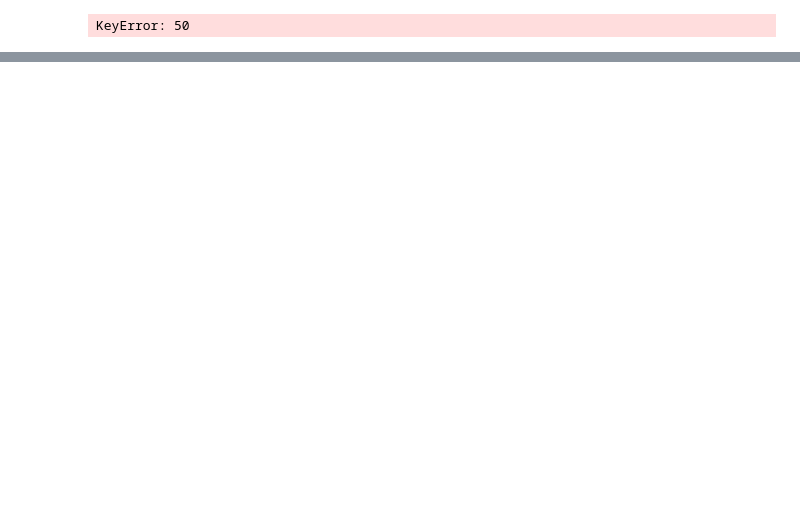
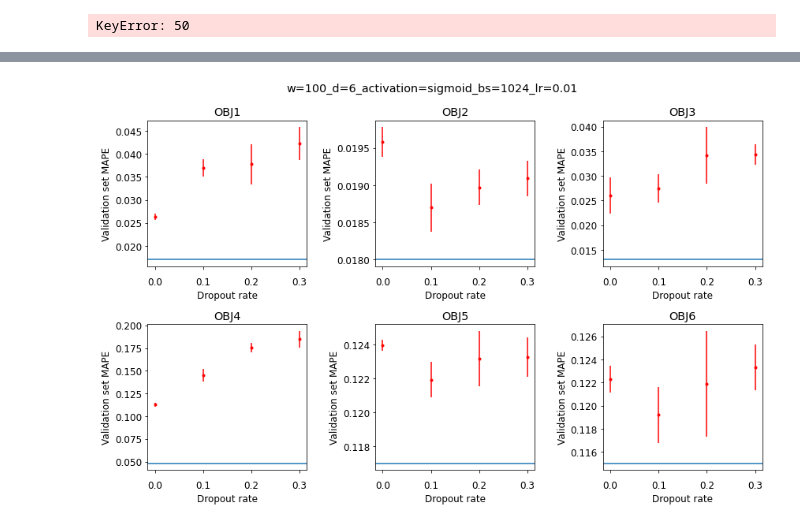
Before and after one commit to joshvillarreal/rfq-nn, a Jupyter notebook: notebooks/read_scan_results.ipynb, the cells around one changed output, grey strips where cells are left out. Drawn from its saved outputs; the diff is of its cells as text; code cells hidden in the pictures; blank space fills up the shorter version.

```diff
--- a/notebooks/read_scan_results.ipynb
+++ b/notebooks/read_scan_results.ipynb
@@ -8,8 +8 @@ with open('../results/2022-10-25_17:57:33_results.json') as f:
     data = json.load(f)
-# %%
-loss0 = (data[0]['results']['total']['training_losses'][0])
-total = 0
-for i in range(len(loss0) - 1):
-    if loss0[i+1] > loss0[i]:
-        total += 1
-print(total)
@@ -148,0 +115,43 @@ val: 0.14549008255044055  +-  0.0011886747605797925
+# %%
+paper_mapes = {
+    'OBJ1': 0.017,
+    'OBJ2': 0.018,
+    'OBJ3': 0.013,
+    'OBJ4': 0.048,
+    'OBJ5': 0.117,
+    'OBJ6': 0.115,
+}
+# %%
+# mapes
+fig, axs = plt.subplots(2, 3, figsize=(12, 8))
+
+for i in range(1, 7):
+    ax = axs.flatten()[i-1]
+    ax.axhline(paper_mapes[f'OBJ{i}'], label='MAPE from paper')
+    ax.set_title(f'OBJ{i}')
+    ax.set_xlabel('Dropout rate')
+    ax.set_ylabel('Validation set MAPE')
+
+for d in data:
+    configs = d['configs']
+    results = d['results']
+    dropout_rate = configs['dropout_rate']
+    if dropout_rate > 0.35:
+        continue
+    else:
+        for i in range(1, 7):
+            ax = axs.flatten()[i-1]
+
+            obj_results = results['by_response'][f'OBJ{i}']
+            train_mean = np.mean(obj_results['mape_train'])
+            train_std = np.std(obj_results['mape_train'])
+            val_mean = np.mean(obj_results['mape_val'])
+            val_std = np.std(obj_results['mape_val'])
+
+            ax.errorbar(dropout_rate, val_mean, yerr=val_std, fmt='.', color='r')
+
+fig.tight_layout(rect=[0, 0.03, 1, 0.95])
+fig.suptitle('w=100_d=6_activation=sigmoid_bs=1024_lr=0.01')
+plt.show()
+# %% [output]
+[figure, added]
```
Also changed, not shown: parts of 6 cells of this notebook, 1 other file.
